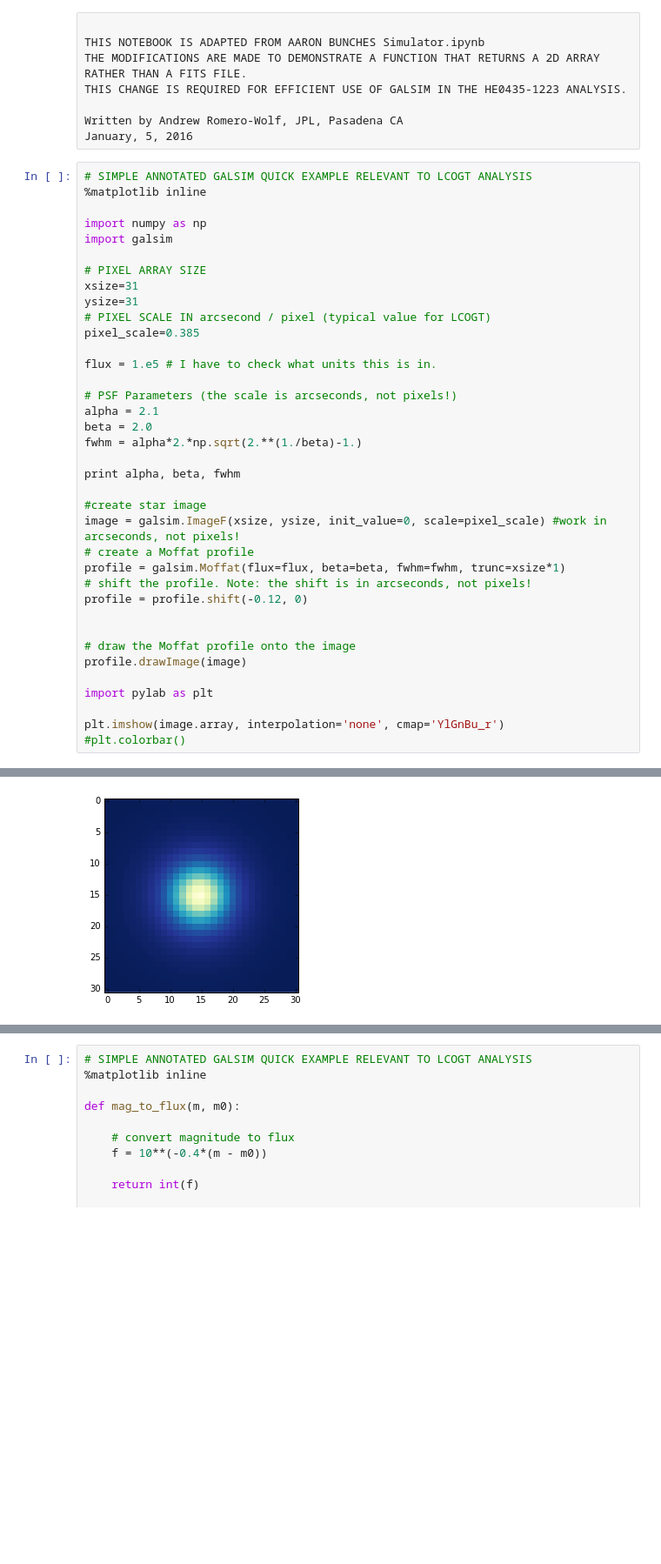
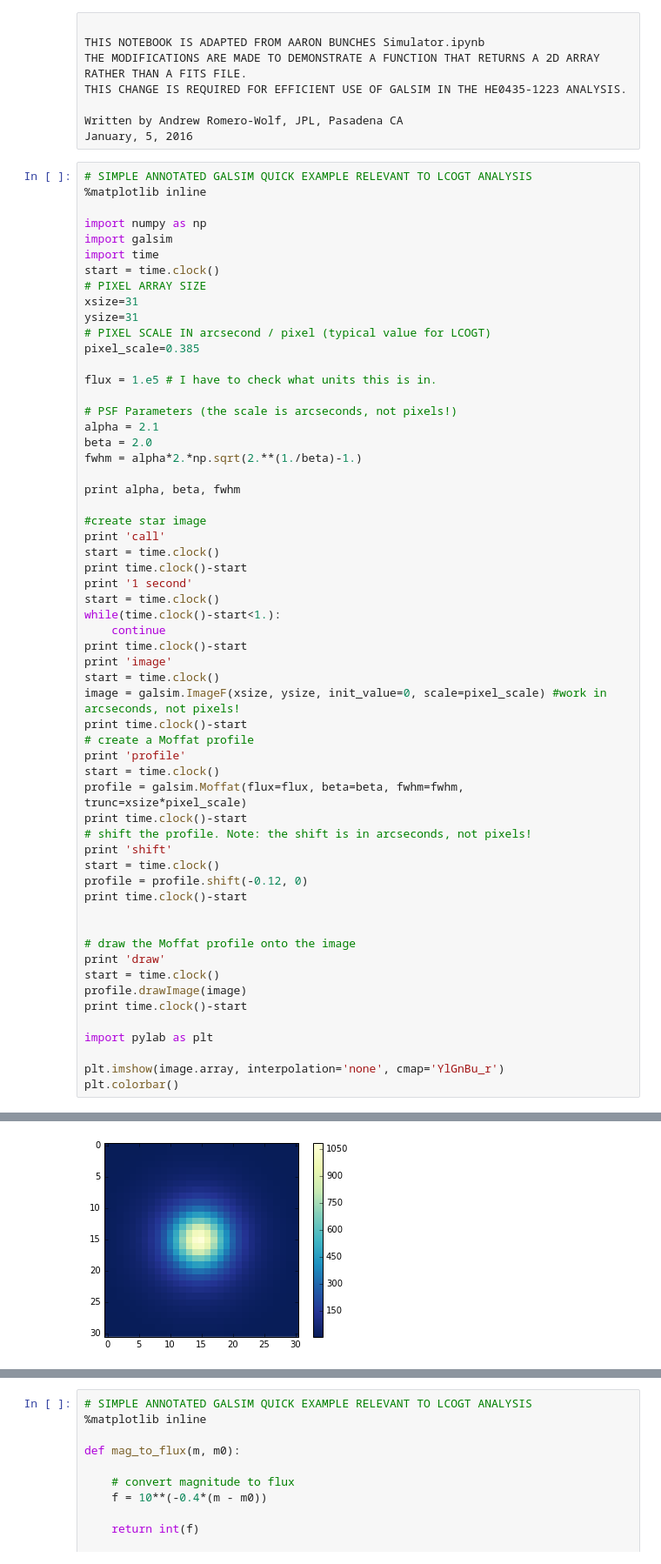
Before and after one commit to lmoustakas/lcolens, a Jupyter notebook: python/arw/Galsim_Demo.ipynb, the cells around one changed output, grey strips where cells are left out. Shown at 87% size. Cells and saved outputs as stored; diff of their text form; blank space fills up the shorter version.

```diff
--- a/python/arw/Galsim_Demo.ipynb
+++ b/python/arw/Galsim_Demo.ipynb
@@ -12,7 +12,8 @@ January, 5, 2016
 
 import numpy as np
 import galsim
-
+import time
+start = time.clock()
 # PIXEL ARRAY SIZE
 xsize=31
 ysize=31
@@ -29,19 +30,39 @@ fwhm = alpha*2.*np.sqrt(2.**(1./beta)-1.)
 print alpha, beta, fwhm
 
 #create star image
+print 'call'
+start = time.clock()
+print time.clock()-start
+print '1 second'
+start = time.clock()
+while(time.clock()-start<1.):
+    continue
+print time.clock()-start
+print 'image'
+start = time.clock()
 image = galsim.ImageF(xsize, ysize, init_value=0, scale=pixel_scale) #work in arcseconds, not pixels!
+print time.clock()-start
 # create a Moffat profile
-profile = galsim.Moffat(flux=flux, beta=beta, fwhm=fwhm, trunc=xsize*1)
+print 'profile'
+start = time.clock()
+profile = galsim.Moffat(flux=flux, beta=beta, fwhm=fwhm, trunc=xsize*pixel_scale)
+print time.clock()-start
 # shift the profile. Note: the shift is in arcseconds, not pixels!
+print 'shift'
+start = time.clock()
 profile = profile.shift(-0.12, 0)
+print time.clock()-start
 
 
 # draw the Moffat profile onto the image
+print 'draw'
+start = time.clock()
 profile.drawImage(image)
+print time.clock()-start
 
 import pylab as plt
 
 plt.imshow(image.array, interpolation='none', cmap='YlGnBu_r')
-#plt.colorbar()
+plt.colorbar()
 # %% [output]
 2.1 2.0 2.7030958622
@@ -49,4 +82,4 @@ plt.imshow(image.array, interpolation='none', cmap='YlGnBu_r')
-[figure, old version]
+[figure, new version]
 # %%
 # SIMPLE ANNOTATED GALSIM QUICK EXAMPLE RELEVANT TO LCOGT ANALYSIS
 %matplotlib inline
```
Also changed, not shown: parts of 2 cells of this notebook.
